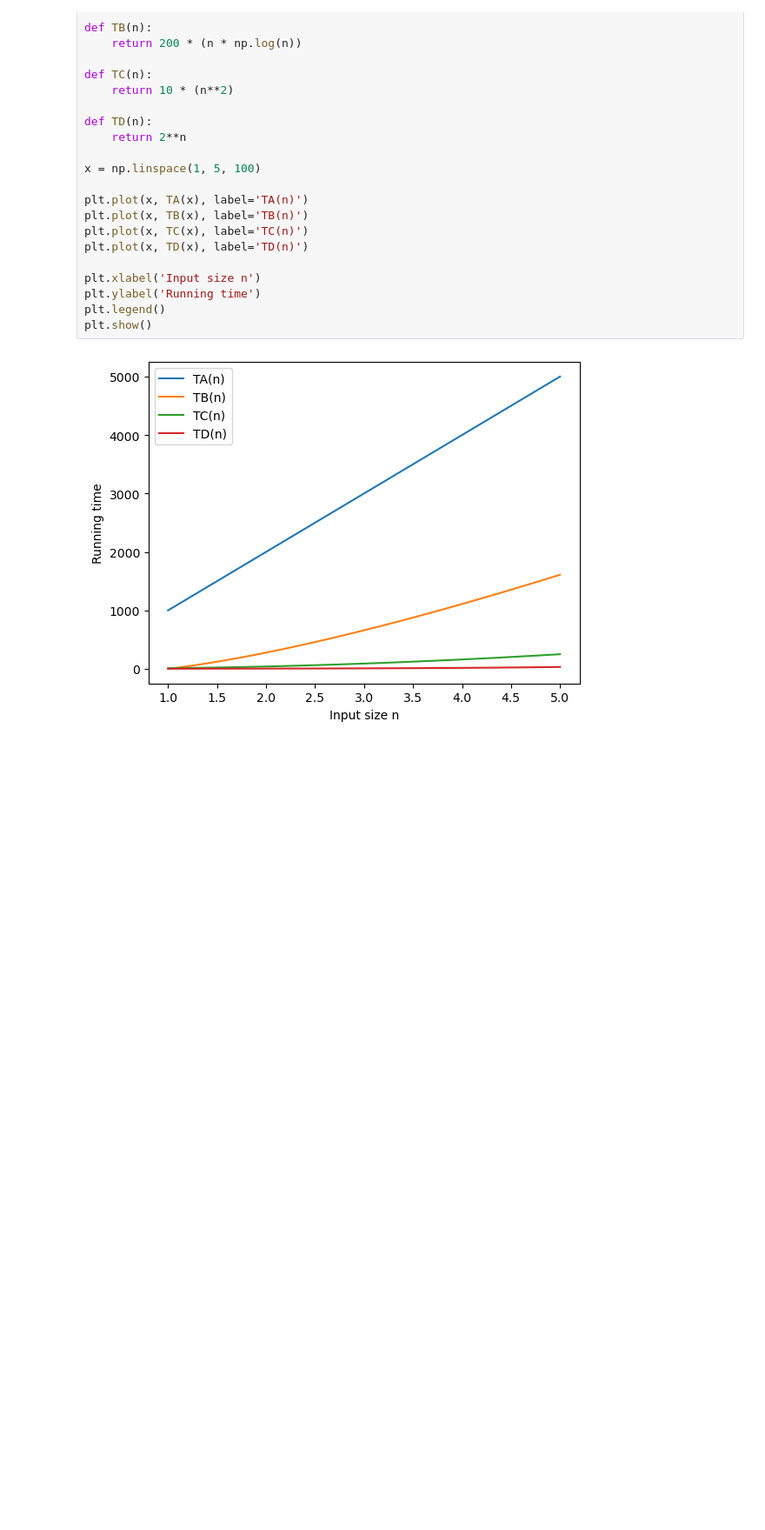
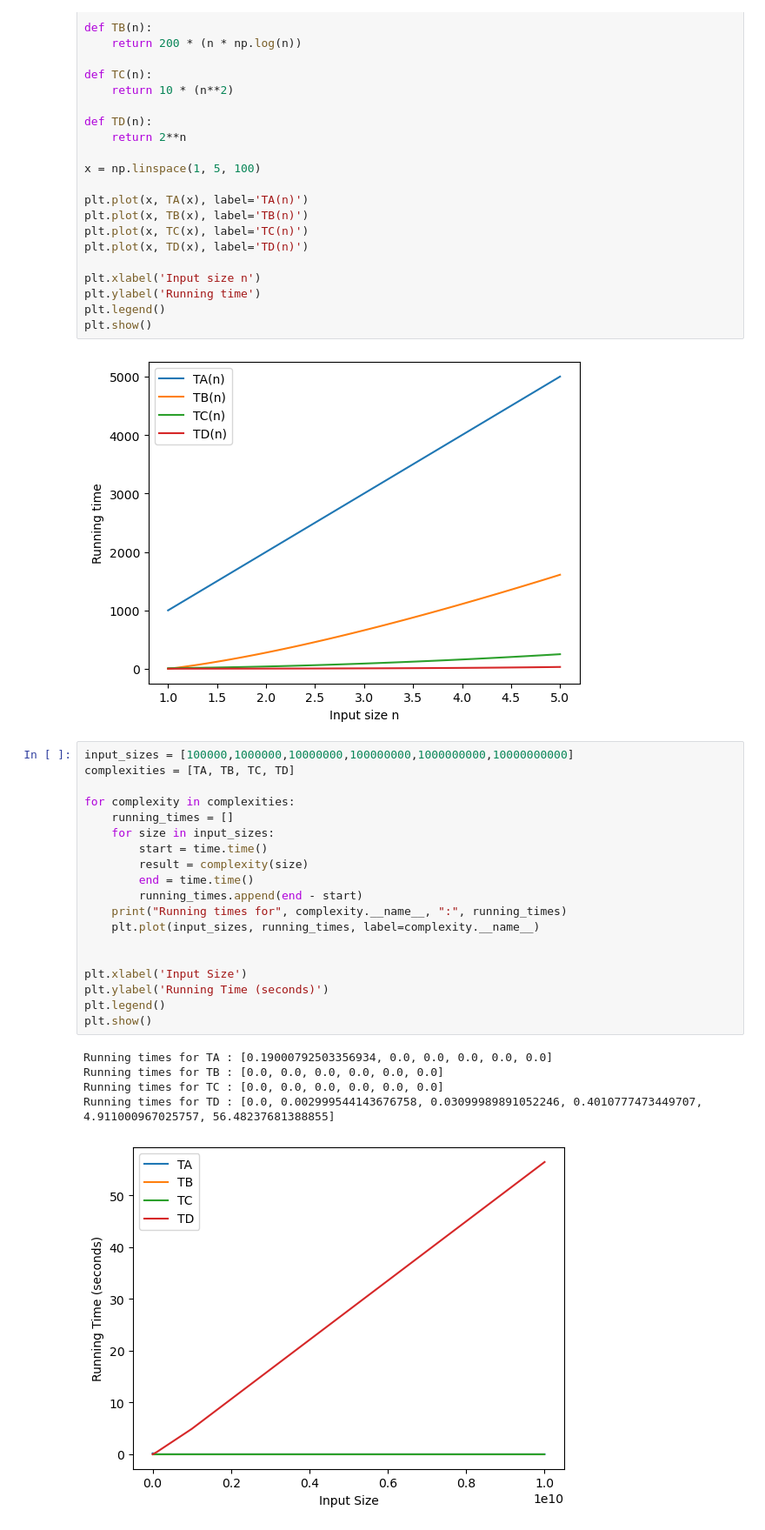
Before and after one commit to williamasesoftware/Complexity, a Jupyter notebook: first_homework.ipynb, the cells around one changed output. Shown at 87% size. Cells and saved outputs as stored; diff of their text form; blank space fills up the shorter version.

```diff
--- a/first_homework.ipynb
+++ b/first_homework.ipynb
@@ -33,3 +35,28 @@ plt.legend()
 plt.show()
 # %% [output]
 [figure]
+# %%
+input_sizes = [100000,1000000,10000000,100000000,1000000000,10000000000]
+complexities = [TA, TB, TC, TD]
+
+for complexity in complexities:
+    running_times = []
+    for size in input_sizes:
+        start = time.time()
+        result = complexity(size)
+        end = time.time()
+        running_times.append(end - start)
+    print("Running times for", complexity.__name__, ":", running_times)
+    plt.plot(input_sizes, running_times, label=complexity.__name__)
+
+
+plt.xlabel('Input Size')
+plt.ylabel('Running Time (seconds)')
+plt.legend()
+plt.show()
+# %% [output]
+Running times for TA : [0.19000792503356934, 0.0, 0.0, 0.0, 0.0, 0.0]
+Running times for TB : [0.0, 0.0, 0.0, 0.0, 0.0, 0.0]
+Running times for TC : [0.0, 0.0, 0.0, 0.0, 0.0, 0.0]
+Running times for TD : [0.0, 0.002999544143676758, 0.03099989891052246, 0.4010777473449707, 4.911000967025757, 56.48237681388855]
+[figure, added]
```
Also changed, not shown: parts of 1 cell of this notebook.
